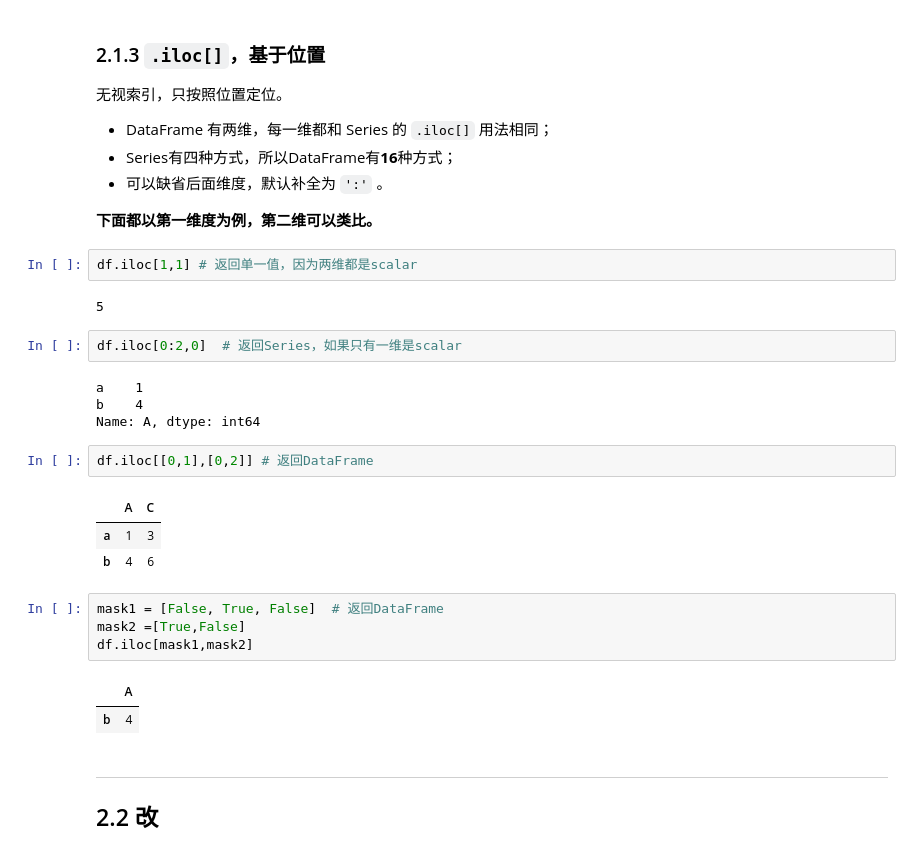
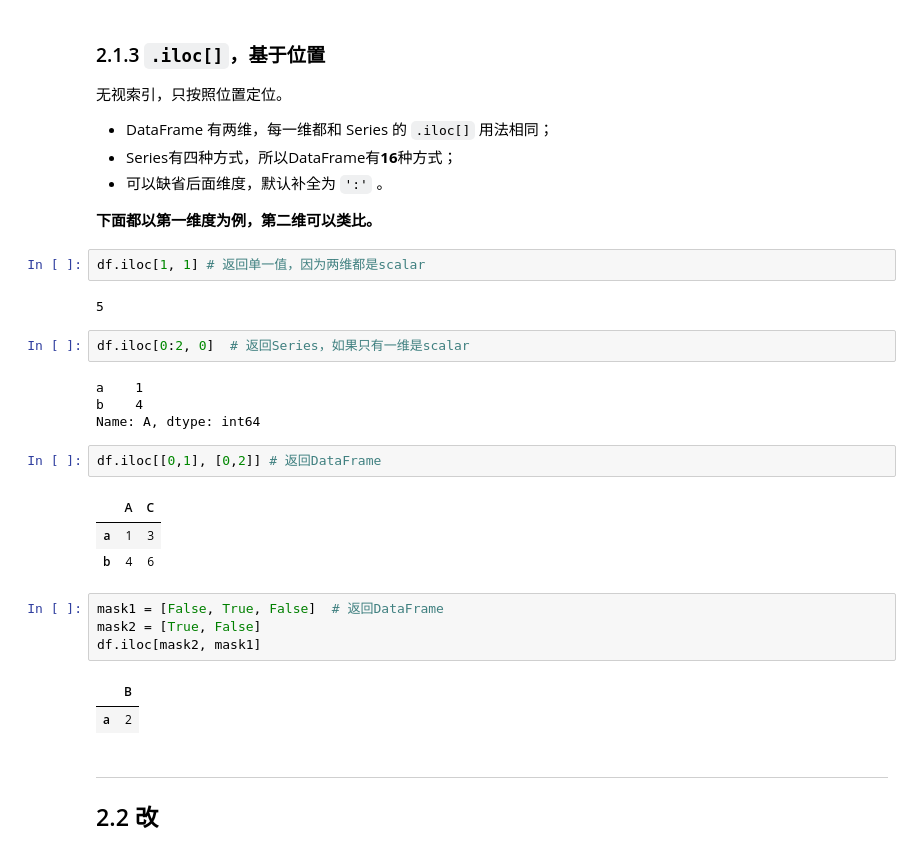
Before and after one commit to PowersYang/Python_data_analysis, a Jupyter notebook: 3、Pandas/02、Series和DataFrame对象的增删改查.ipynb, the cells around one changed output. Drawn from its saved outputs; the diff is of its cells as text.

```diff
--- a/3、Pandas/02、Series和DataFrame对象的增删改查.ipynb
+++ b/3、Pandas/02、Series和DataFrame对象的增删改查.ipynb
@@ -321,28 +338,28 @@ Name: B, dtype: int64
 
 **下面都以第一维度为例，第二维可以类比。**
 # %%
-df.iloc[1,1] # 返回单一值，因为两维都是scalar
+df.iloc[1, 1] # 返回单一值，因为两维都是scalar
 # %% [output]
 5
 # %%
-df.iloc[0:2,0]  # 返回Series，如果只有一维是scalar
+df.iloc[0:2, 0]  # 返回Series，如果只有一维是scalar
 # %% [output]
 a    1
 b    4
 Name: A, dtype: int64
 # %%
-df.iloc[[0,1],[0,2]] # 返回DataFrame
+df.iloc[[0,1], [0,2]] # 返回DataFrame
 # %% [output]
 |  | A | C |
 | a | 1 | 3 |
 | b | 4 | 6 |
 # %%
 mask1 = [False, True, False]  # 返回DataFrame
-mask2 =[True,False]
-df.iloc[mask1,mask2]
+mask2 = [True, False]
+df.iloc[mask2, mask1]
 # %% [output]
-|  | A |
-| b | 4 |
+|  | B |
+| a | 2 |
 # %% [markdown]
 ---
 ## 2.2 改
```
Also changed, not shown: parts of 31 cells of this notebook, 2 other files.
